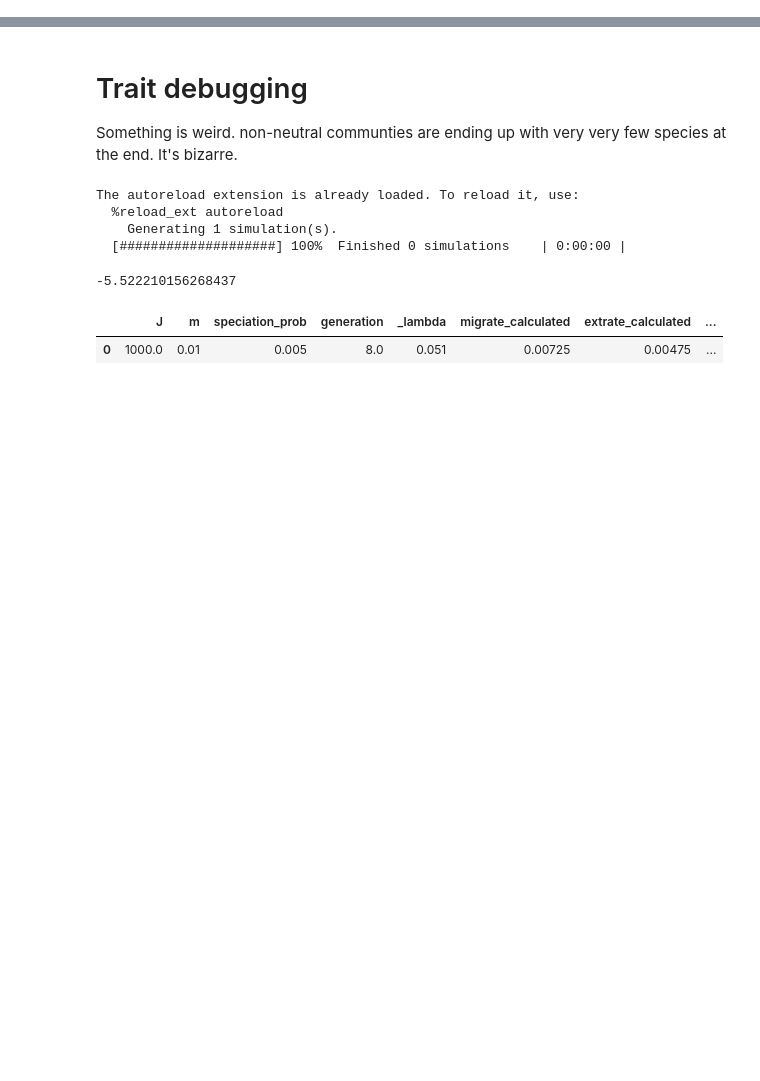
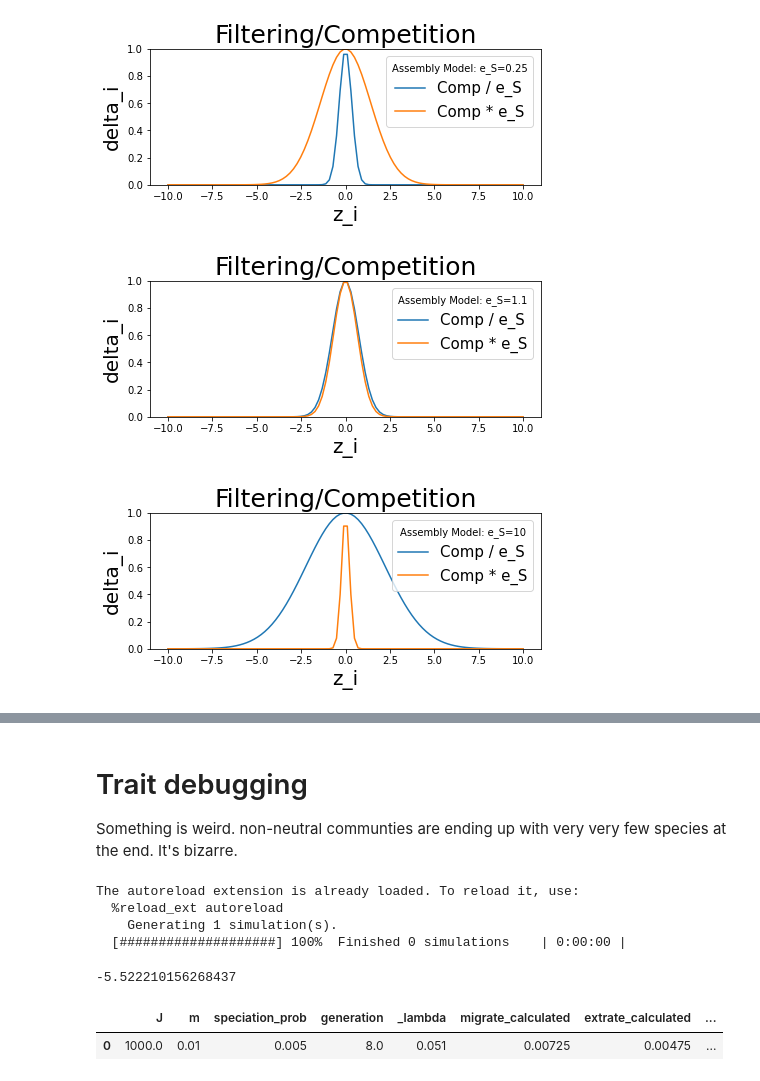
Before and after one commit to messDiv/MESS, a Jupyter notebook: jupyter-notebooks/util/TraitStrengthPlotting.ipynb, the cells around one changed output, grey strips where cells are left out. Drawn from its saved outputs; the diff is of its cells as text; code cells hidden in the pictures; blank space fills up the shorter version.

```diff
--- a/jupyter-notebooks/util/TraitStrengthPlotting.ipynb
+++ b/jupyter-notebooks/util/TraitStrengthPlotting.ipynb
@@ -38,0 +89,26 @@ for st in [0.001, 0.01, 0.1, 5, 10]:
+# %%
+strength = 1.
+trait_value = -5.32923208
+filt_opt = -6.59174568179
+es = 1
+def plot_traits(strength=es):
+    def comp1(strength = strength, victim_trait=trait_value, comp_mean=filt_opt):
+        return np.exp(-((victim_trait - comp_mean) ** 2)/strength)
+    def comp2(strength = strength, victim_trait=trait_value, comp_mean=filt_opt):
+        return np.exp(-((victim_trait - comp_mean) ** 2)*strength)
+    fig, ax = plt.subplots(figsize=(7, 2.5))
+    xs = np.linspace(-10, 10, 100)
+    ax.plot(xs, [comp1(strength, x, 0) for x in xs], label="Comp / e_S")
+    ax.plot(xs, [comp2(strength, x, 0) for x in xs], label="Comp * e_S")
+    ax.set_ylabel("delta_i", fontsize=20)
+    ax.set_xlabel("z_i", fontsize=20)
+    ax.set_title("Filtering/Competition", fontsize=25)
+    ax.set_ylim(0, 1)
+    plt.legend(title="Assembly Model: e_S={}".format(strength), fontsize=15)
+#plot_traits()
+for es in [0.25, 1.1, 10]:
+    plot_traits(strength=es)
+# %% [output]
+[figure, added]
+[figure, added]
+[figure, added]
```
Also changed, not shown: parts of 4 cells of this notebook.
